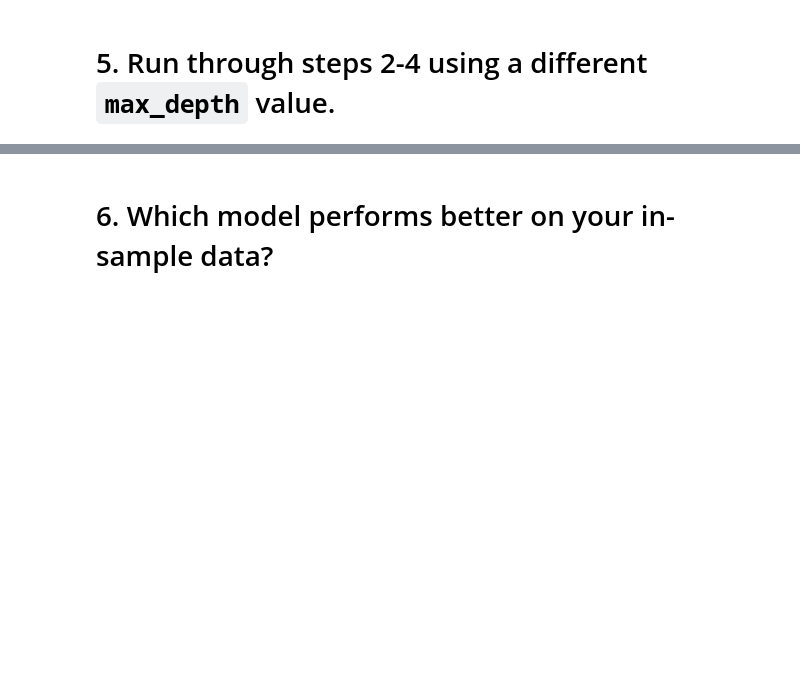
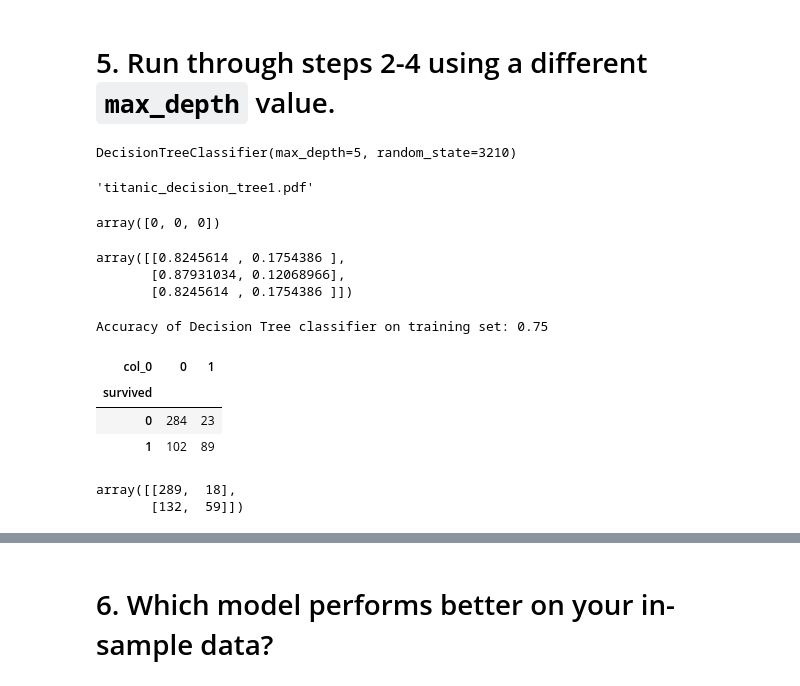
Before and after one commit to o0amandagomez0o/classification-exercises, a Jupyter notebook: model.ipynb, the cells around one changed output, grey strips where cells are left out. Saved outputs shown, nothing was run; the diff lists cells and outputs as text; code cells hidden in the pictures; blank space fills up the shorter version.

```diff
--- a/model.ipynb
+++ b/model.ipynb
@@ -268,3 +273,47 @@ array([0.79395604, 0.44029851])
 # Support
 # %% [markdown]
 # 5. Run through steps 2-4 using a different `max_depth` value.
+# %%
+clf1 = DecisionTreeClassifier(max_depth=5, random_state=3210)
+# %%
+clf1 = clf1.fit(X_train, y_train)
+clf1
+# %% [output]
+DecisionTreeClassifier(max_depth=5, random_state=3210)
+# %%
+dot_data = export_graphviz(clf1, feature_names= X_train.columns, rounded=True, filled=True, out_file=None)
+graph = graphviz.Source(dot_data)
+
+graph.render('titanic_decision_tree1', view=True, format="pdf")
+# %% [output]
+'titanic_decision_tree1.pdf'
+# %%
+y_pred1 = clf1.predict(X_train)
+y_pred1[0:3]
+# %% [output]
+array([0, 0, 0])
+# %%
+y_pred_proba1 = clf1.predict_proba(X_train)
+y_pred_proba1[0:3]
+# %% [output]
+array([[0.8245614 , 0.1754386 ],
+       [0.87931034, 0.12068966],
+       [0.8245614 , 0.1754386 ]])
+# %%
+print('Accuracy of Decision Tree classifier on training set: {:.2f}'
+      .format(clf1.score(X_train, y_train)))
+# %% [output]
+Accuracy of Decision Tree classifier on training set: 0.75
+# %%
+pd.crosstab(y_train, y_pred1)
+# %% [output]
+| col_0 | 0 | 1 |
+| survived |  |  |
+| 0 | 284 | 23 |
+| 1 | 102 | 89 |
+# %%
+conf = confusion_matrix(y_train, y_pred)
+conf
+# %% [output]
+array([[289,  18],
+       [132,  59]])
```
Also changed, not shown: parts of 26 cells of this notebook, 2 other files.
